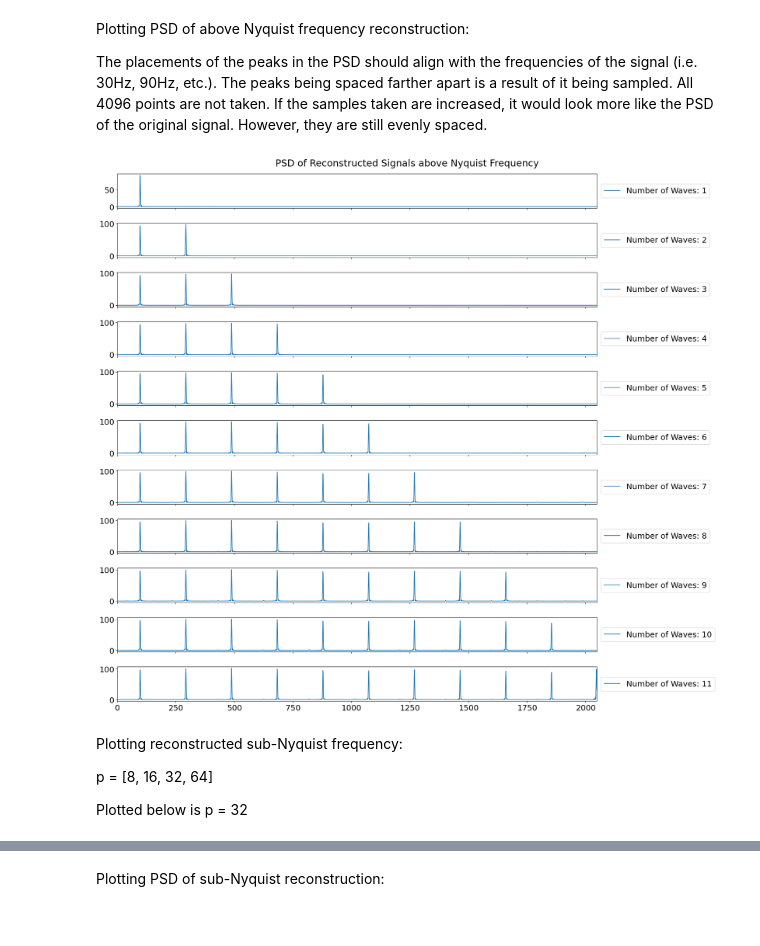
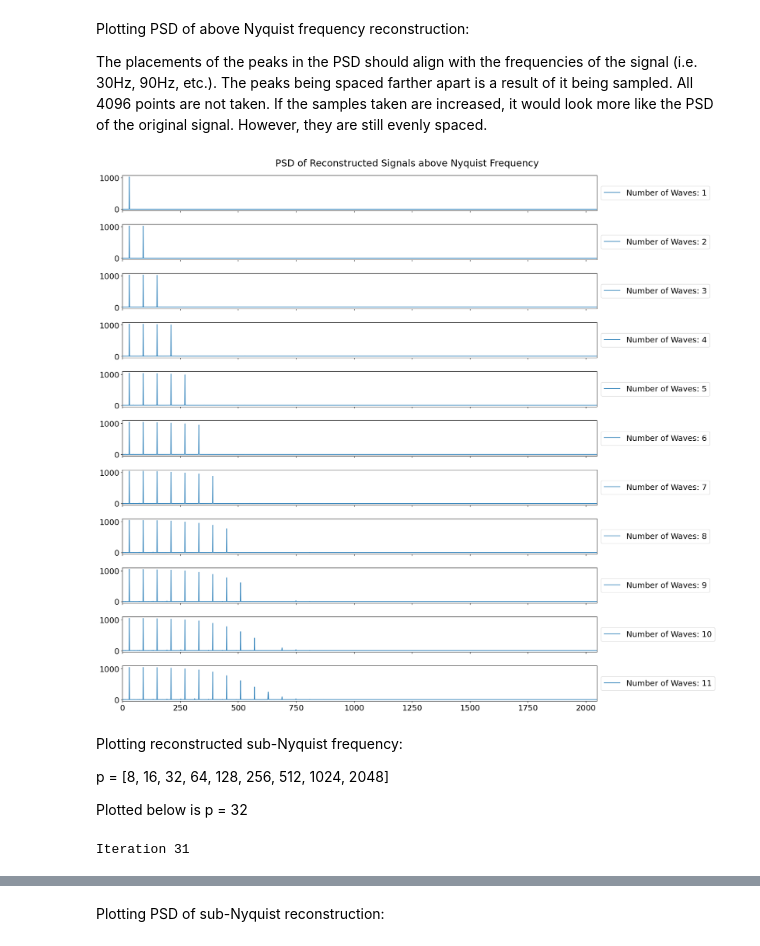
Before and after one commit to LorenzoJoquino/Physics215Project_CompSensGroup, a Jupyter notebook: notebooks/SineWavesCompression_test.ipynb, the cells around one changed output, grey strips where cells are left out. Drawn from its saved outputs; the diff is of its cells as text; code cells hidden in the pictures.

```diff
--- a/notebooks/SineWavesCompression_test.ipynb
+++ b/notebooks/SineWavesCompression_test.ipynb
@@ -114,0 +124,10 @@ The same for all p
+# %%
+for f_iter in orig_signal_per_f:
+    signal_recon = rs.nyquist_reconstruction(final_frequency * 2, f_iter)
+
+    n_low = len(signal_recon)
+    t_low = np.linspace(0, 1, n_low)
+
+    interp_fn = interp1d(t_low, signal_recon, kind='cubic') # interpolate reconstructed signal to match resolution of original signal
+    signal_high = interp_fn(t)
+    reg_recon_per_f.append(signal_high)
@@ -115,7 +137,6 @@ The same for all p
 # %%
 plt.rcParams['figure.figsize'] = [20, 12]
 plt.rcParams.update({'font.size': 18})
-t_recon = np.linspace(0,1,final_frequency * 2)
 
 fig,axs = plt.subplots(11,1)
 axs = axs.reshape(-1)
@@ -123,7 +144,7 @@ ylim = (-2,2)
 ylim_uni = (ylim[0]*3000, ylim[1]*3000)
 
 for i, pt in enumerate(frequencies):
-    axs[i].plot(t_recon,recon_reg_per_p[0][i], label = "Number of Waves: " + str(i+1))
+    axs[i].plot(t,reg_recon_per_f[i], label = "Number of Waves: " + str(i+1))
     axs[i].legend(loc='center left', bbox_to_anchor=(1, 0.5))
     if i != len(axs) - 1:
         axs[i].set_xticklabels([])  # Hide x-tick labels
@@ -137,30 +158,35 @@ plt.show()
 Plotting PSD of above Nyquist frequency reconstruction:
 
 The placements of the peaks in the PSD should align with the frequencies of the signal (i.e. 30Hz, 90Hz, etc.). The peaks being spaced farther apart is a result of it being sampled. All 4096 points are not taken. If the samples taken are increased, it would look more like the PSD of the original signal. However, they are still evenly spaced.
+# %%
+PSD_reg = []
+# %%
+for signal_iter in reg_recon_per_f:
+    PSD_reg.append(rs.PSD(signal_iter))
 # %%
 plt.rcParams['figure.figsize'] = [20, 12]
 plt.rcParams.update({'font.size': 18})
 
 fig,axs = plt.subplots(11,1)
 axs = axs.reshape(-1)
 ylim = (-2,2)
 ylim_uni = (ylim[0]*3000, ylim[1]*3000)
 
 for i, pt in enumerate(frequencies):
-    axs[i].plot(abs(PSD_reg_per_p[0][i]), label = "Number of Waves: " + str(i+1))
+    axs[i].plot(abs(PSD_reg[i]), label = "Number of Waves: " + str(i+1))
     axs[i].set_xlim(0,n/2)
     axs[i].legend(loc='center left', bbox_to_anchor=(1, 0.5))
     if i != len(axs) - 1:
         axs[i].set_xticklabels([])  # Hide x-tick labels
 
 fig.suptitle("PSD of Reconstructed Signals above Nyquist Frequency")
 plt.tight_layout(rect=[0, -0.5, 1, 1.01])
 plt.show()
 # %% [output]
-[figure, old version]
+[figure, new version]
 # %% [markdown]
 Plotting reconstructed sub-Nyquist frequency:
 
-p = [8, 16, 32, 64]
+p = [8, 16, 32, 64, 128, 256, 512, 1024, 2048]
 
 Plotted below is p = 32
@@ -167,3 +195,11 @@ Plotted below is p = 32
+# %%
+for p_iter in p:
+    sub_recon_per_f = []
+    for f_iter in orig_signal_per_f:
+        sub_recon_per_f.append(rs.sub_nyquist_reconstruction(p_iter, f_iter))
+    sub_recon_per_p.append(sub_recon_per_f)
+# %% [output]
+Iteration 31
 # %%
 plt.rcParams['figure.figsize'] = [20, 12]
 plt.rcParams.update({'font.size': 18})
```
Also changed, not shown: parts of 23 cells of this notebook.
